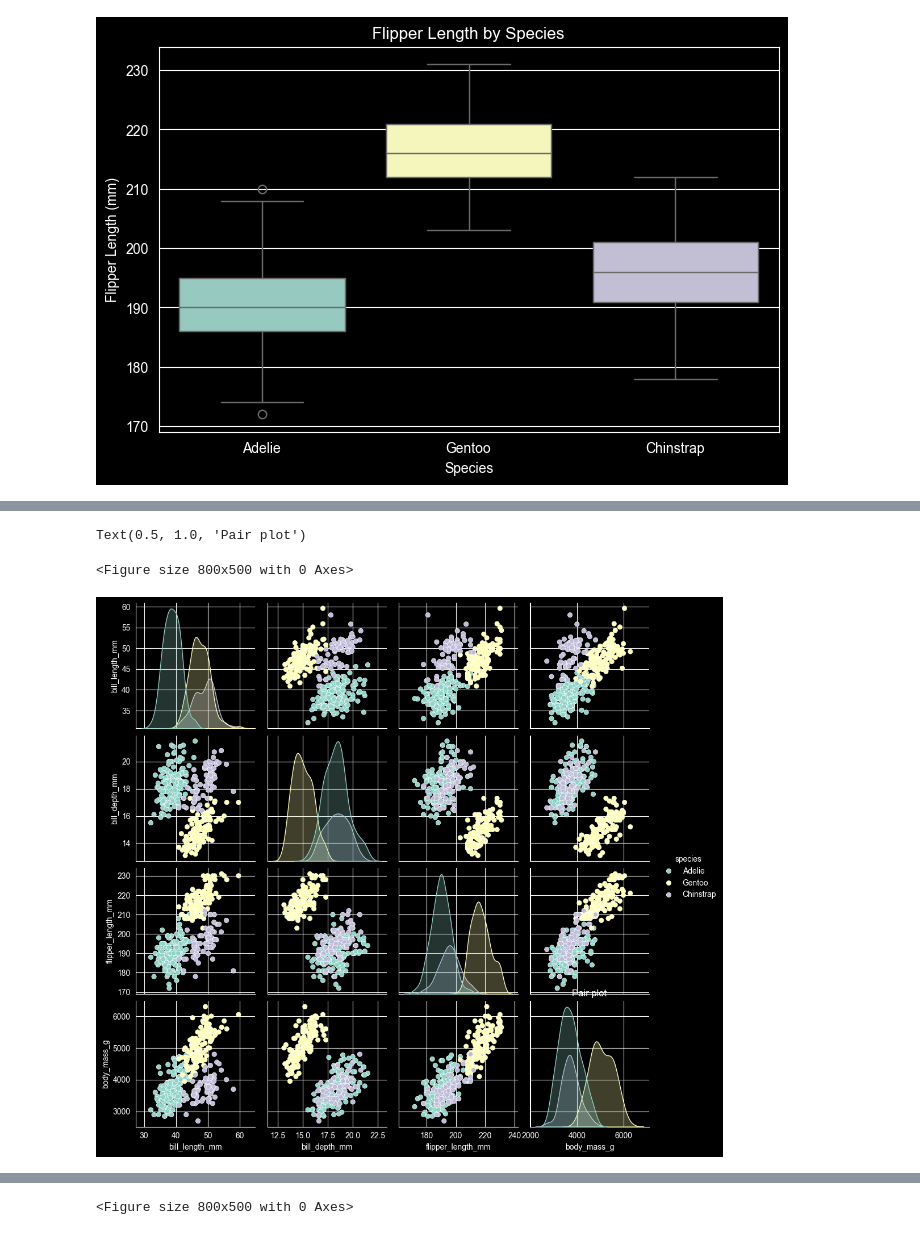
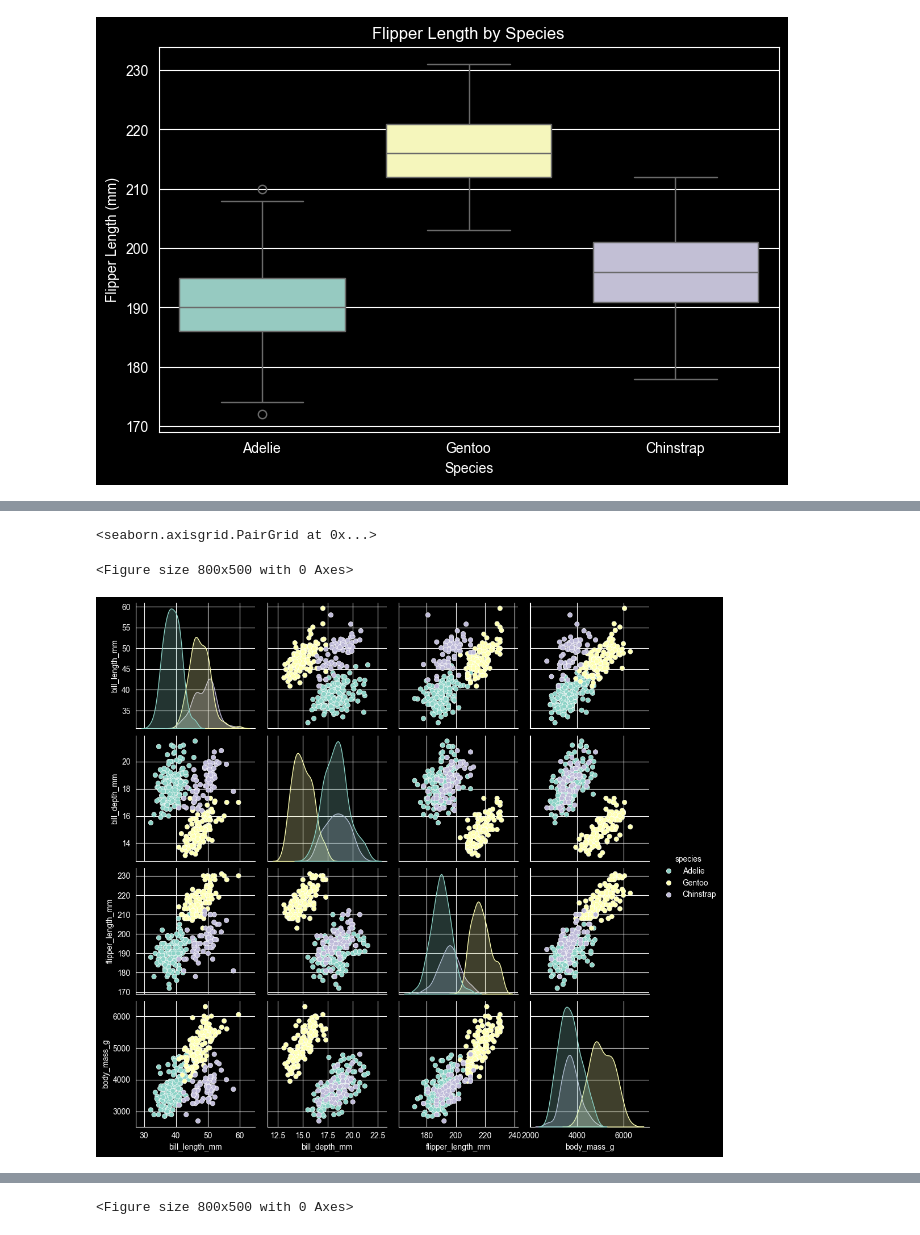
Before and after one commit to Dutchramen/palmer-penguins_eda, a Jupyter notebook: notebooks/penguins_eda.ipynb, the cells around one changed output, grey strips where cells are left out. Drawn from its saved outputs; the diff is of its cells as text; code cells hidden in the pictures.

Commit message:
Updates made to overall workflow: - Added titles, axis labels, updated plot sizes - Added additional pairplot by sex - Added section on multivariate analysis

```diff
--- a/notebooks/penguins_eda.ipynb
+++ b/notebooks/penguins_eda.ipynb
@@ -349,11 +359,10 @@ Multivariate analysis allows....
 # %%
-# Pairplot to show possible correlations
+# Pairplot
 plt.figure(figsize=(8,5))
 sns.pairplot(data=df, hue="species",
     vars=["bill_length_mm", "bill_depth_mm", "flipper_length_mm", "body_mass_g"]
              )
-plt.title("Pair plot")
 # %% [output]
-Text(0.5, 1.0, 'Pair plot')
+<seaborn.axisgrid.PairGrid at 0x...>
 <Figure size 800x500 with 0 Axes>
-[figure, old version]
+[figure, new version]
```
Also changed, not shown: parts of 3 cells of this notebook.
